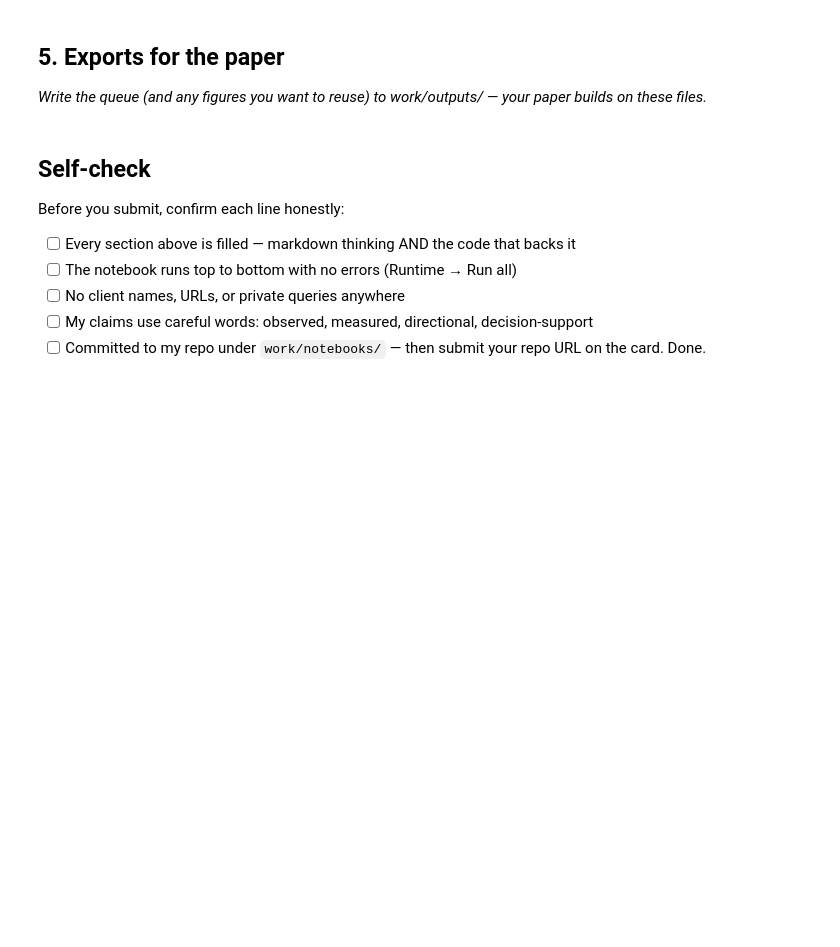
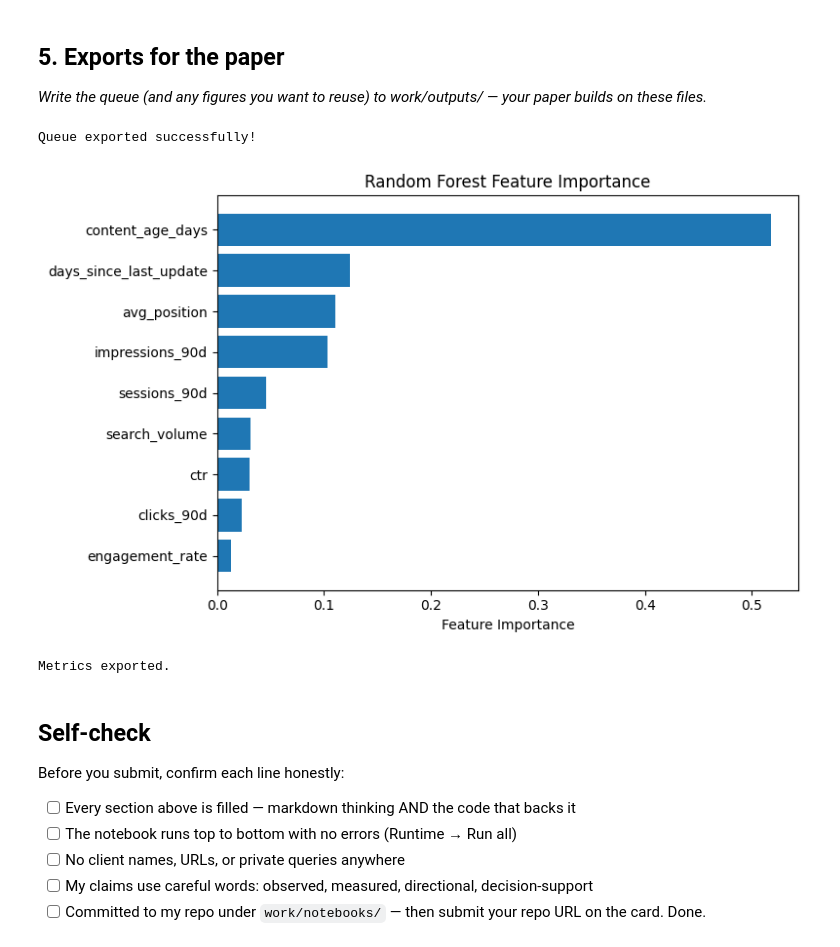
Before and after one commit to MahboobAli1/flyrank-ml-internship, a Jupyter notebook: work/notebooks/w07_action_playbook.ipynb, the cells around one changed output. Saved outputs shown, nothing was run; the diff lists cells and outputs as text; code cells hidden in the pictures; blank space fills up the shorter version.

```diff
--- a/work/notebooks/w07_action_playbook.ipynb
+++ b/work/notebooks/w07_action_playbook.ipynb
@@ -12,0 +21,8 @@ This skeleton is yours to fill. Work the sections **in order** — each one has
+# %%
+import joblib
+
+model = joblib.load(
+    "/content/drive/MyDrive/flyrank-ml-internship/models/random_forest_model.pkl"
+)
+
+print("Model loaded successfully!")
@@ -26,6 +251,73 @@ This skeleton is yours to fill. Work the sections **in order** — each one has
 ## 5. Exports for the paper
 
 *Write the queue (and any figures you want to reuse) to work/outputs/ — your paper builds on these files.*
+# %%
+import os
+
+os.makedirs("work/outputs", exist_ok=True)
+
+queue.to_csv(
+    "work/outputs/content_action_queue.csv",
+    index=False
+)
+
+print("Queue exported successfully!")
+# %% [output]
+Queue exported successfully!
+# %%
+import matplotlib.pyplot as plt
+import os
+
+importance = pd.DataFrame({
+    "Feature": features,
+    "Importance": model.feature_importances_
+}).sort_values("Importance", ascending=False)
+
+os.makedirs("work/figures", exist_ok=True)
+
+plt.figure(figsize=(8,5))
+plt.barh(
+    importance["Feature"],
+    importance["Importance"]
+)
+plt.gca().invert_yaxis()
+plt.xlabel("Feature Importance")
+plt.title("Random Forest Feature Importance")
+
+plt.tight_layout()
+
+plt.savefig(
+    "work/figures/feature_importance.png",
+    dpi=300
+)
+
+plt.show()
+# %% [output]
+[figure, added]
+# %%
+import json
+
+metrics = {
+    "random_split": {
+        "MAE": 0.0569,
+        "RMSE": 0.0726,
+        "R2": 0.6447
+    },
+    "grouped_split": {
+        "MAE": 0.0734,
+        "RMSE": 0.0888,
+        "R2": 0.5579
+    }
+}
+
+os.makedirs("work/outputs", exist_ok=True)
+
+with open("work/outputs/model_metrics.json", "w") as f:
+    json.dump(metrics, f, indent=4)
+
+print("Metrics exported.")
+# %% [output]
+Metrics exported.
 # %% [markdown]
 ## Self-check
 
```
Also changed, not shown: parts of 10 cells of this notebook.
